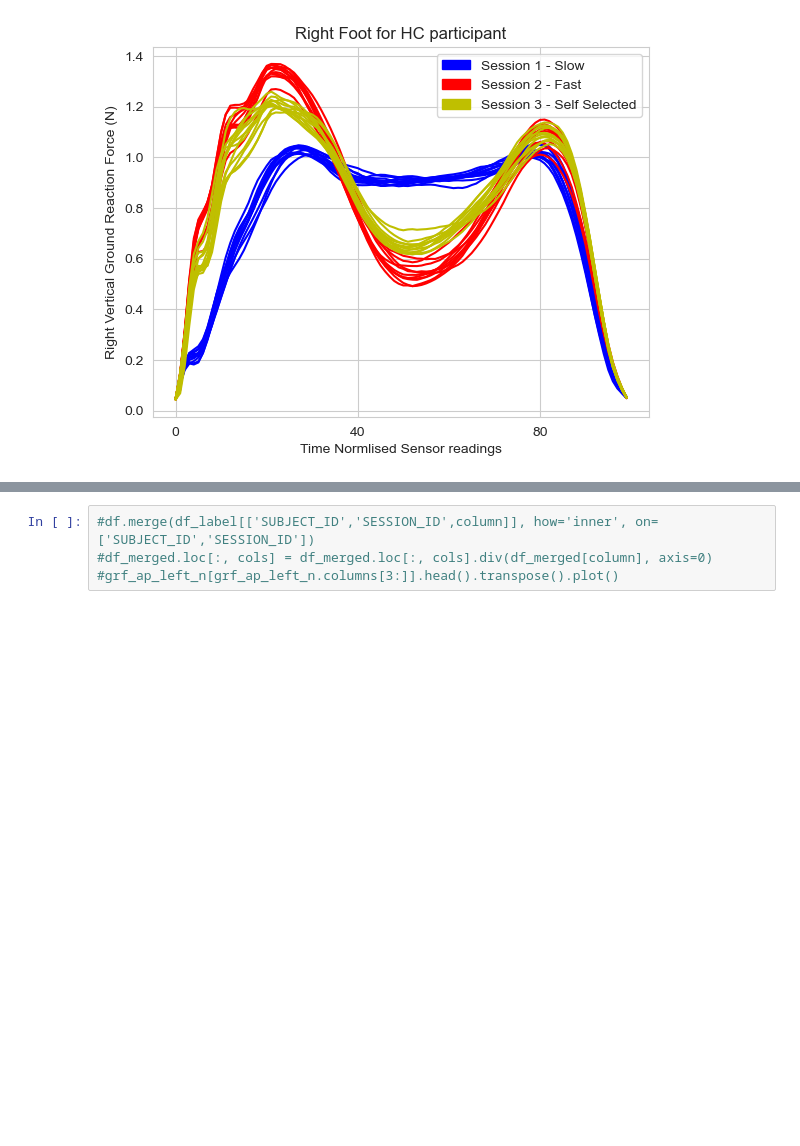
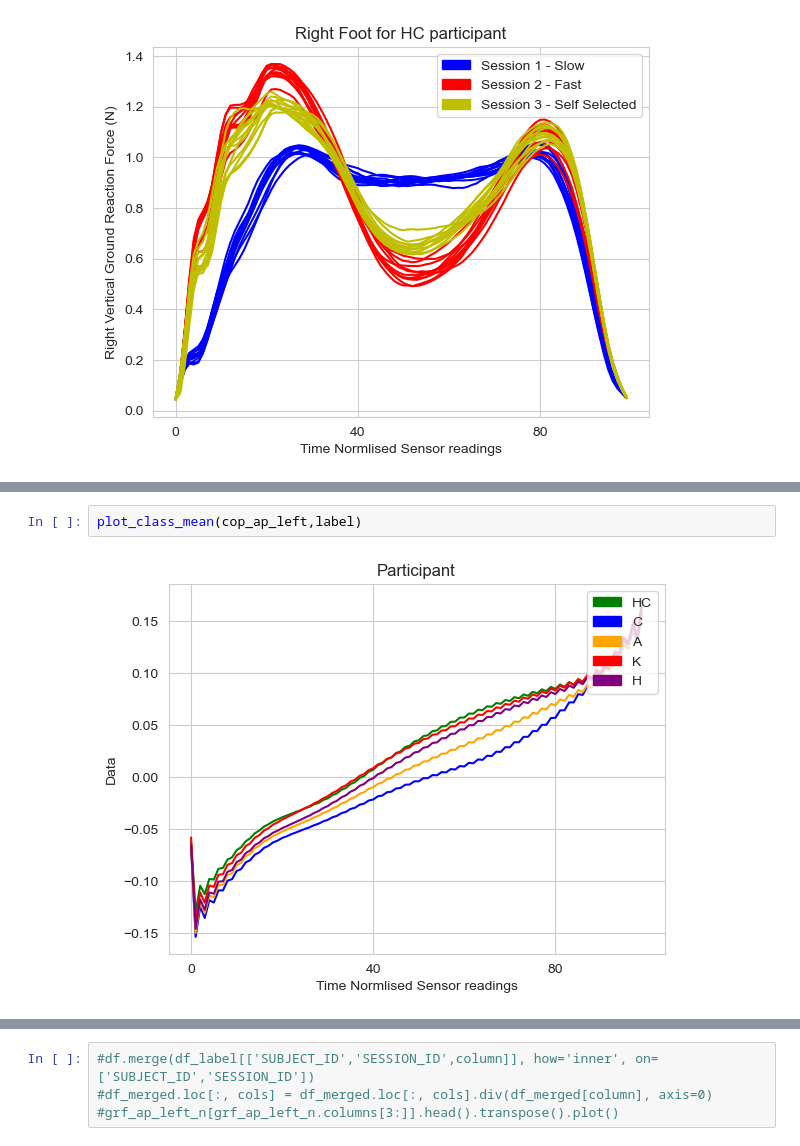
Before and after one commit to chengtng/project_5, a Jupyter notebook: code/2_EDA.ipynb, the cells around one changed output, grey strips where cells are left out. Cells and saved outputs as stored; diff of their text form; blank space fills up the shorter version.

```diff
--- a/code/2_EDA.ipynb
+++ b/code/2_EDA.ipynb
@@ -330,0 +470,4 @@ plt.show()
+# %%
+plot_class_mean(cop_ap_left,label)
+# %% [output]
+[figure, added]
```
Also changed, not shown: parts of 30 cells of this notebook, 1 other file.
